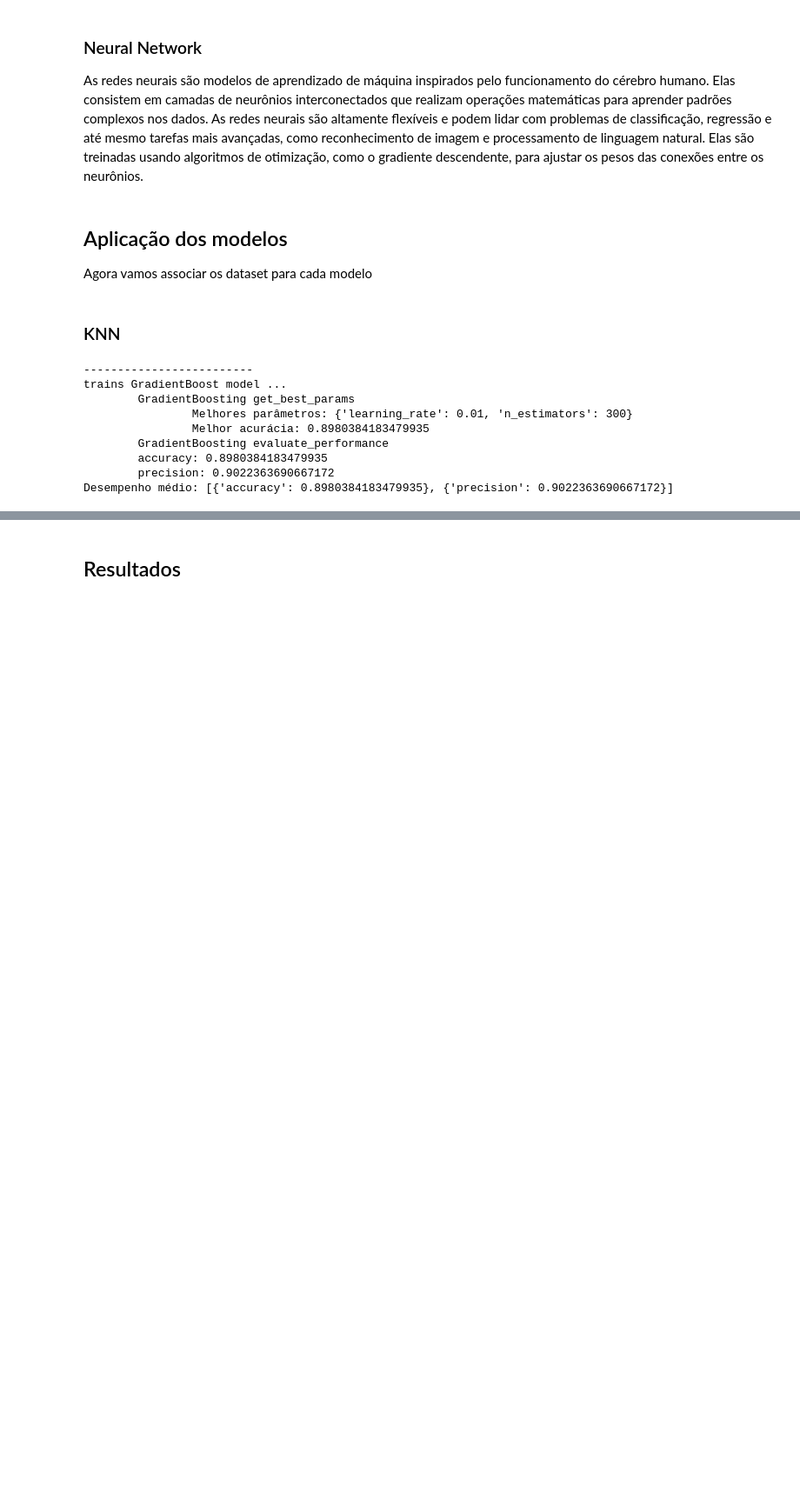
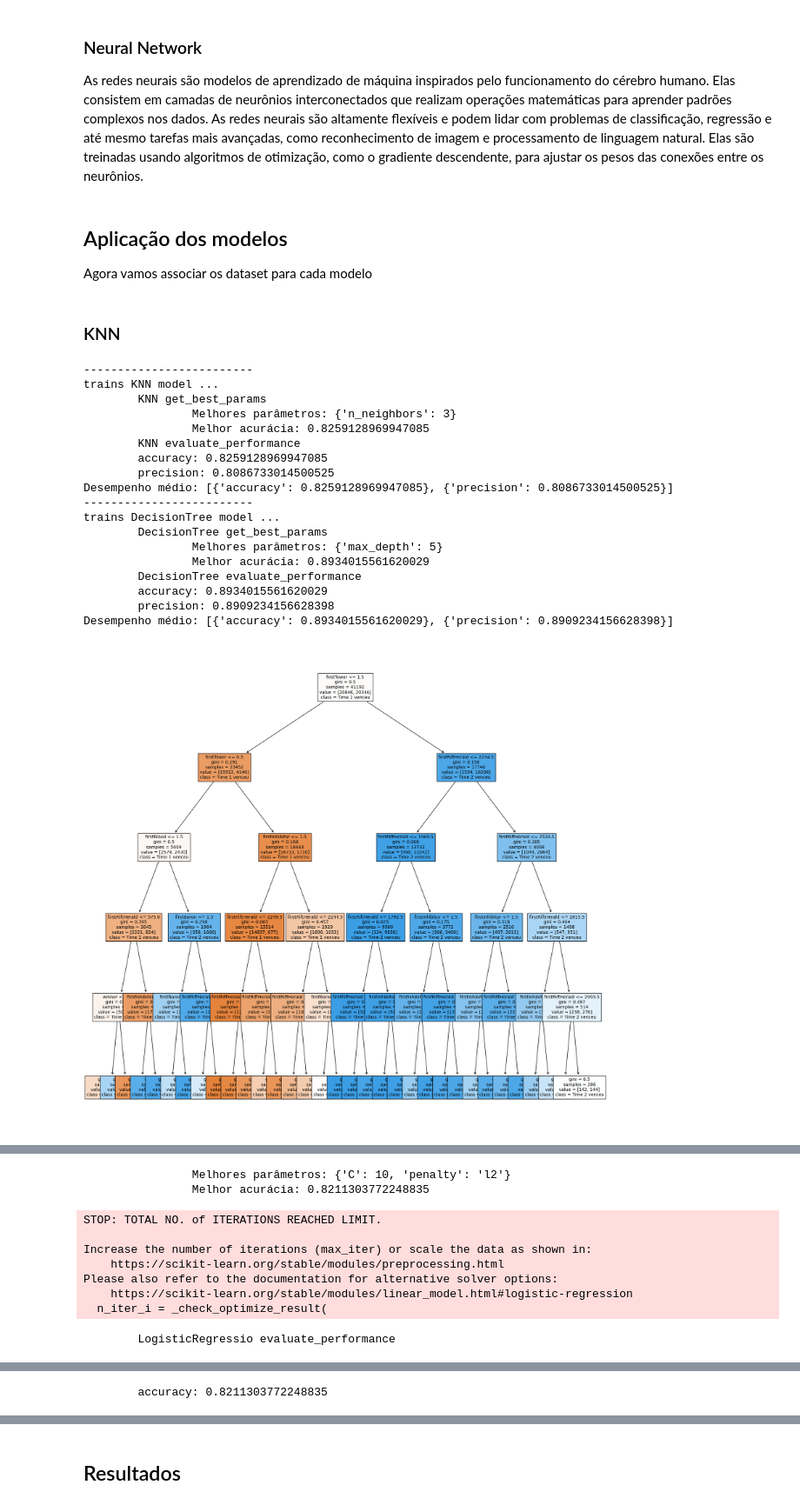
Before and after one commit to HenrickyL/ML2023-HenrickyLima, a Jupyter notebook: Tabalho01/trabalho_v2.ipynb, the cells around one changed output, grey strips where cells are left out. Shown at 87% size. Cells and saved outputs as stored; diff of their text form; code cells hidden in the pictures; blank space fills up the shorter version.

```diff
--- a/Tabalho01/trabalho_v2.ipynb
+++ b/Tabalho01/trabalho_v2.ipynb
@@ -170,8 +179,8 @@ def model_tran(model_name, model_func,X_train, y_train, param_grid,  scourings =
 
 O algoritmo KNN é um método de aprendizado supervisionado usado para classificação e regressão. Ele determina a classe ou o valor de um ponto de dados com base nas classes ou nos valores dos pontos vizinhos mais próximos. O KNN é simples e intuitivo, onde a previsão é feita com base na maioria das classes dos vizinhos mais próximos. É adequado para problemas em que a estrutura do conjunto de dados não é linear e não paramétrico.
 # %%
-def KNNTrain(X_train, y_train , param_grid):
-    return model_tran("KNN", KNeighborsClassifier,X_train, y_train, param_grid)
+def KNNTrain(df, X_train, y_train , param_grid,  X_test = None, y_test = None):
+    return model_train("KNN", KNeighborsClassifier,X_train, y_train, param_grid)
     # # Criar o objeto do modelo KNN
     # model = KNeighborsClassifier()
     # # Obter os melhores parâmetros para o KNN
@@ -222,18 +241,3 @@ def RandomForestTrain(X_train, y_train, param_grid):
 ### Regreção Logistica
 
 A regressão logística é um modelo estatístico usado para modelar a probabilidade de uma determinada classe ou evento ocorrer com base em variáveis independentes. É amplamente utilizado para problemas de classificação binária, onde a saída é uma das duas classes possíveis. A regressão logística utiliza uma função logística para mapear a soma ponderada das variáveis independentes para uma probabilidade entre 0 e 1. É interpretável e pode ser estendido para problemas de classificação multiclasse.
-# %%
-def LogisticRegressionTrain(X_train, y_train, param_grid):
-    return model_tran("LogisticRegressio", LogisticRegression,X_train, y_train, param_grid)
-
-    # # Inicializa o classificador de árvore de decisão
-    # # Criar o objeto do modelo
-    # model = LogisticRegression()
-    # # Obter os melhores parâmetros
-    # best_params = get_best_params('LogisticRegression', model, X_train, y_train, param_grid)
-    # # Configurar o modelo com os melhores parâmetros
-    # model = LogisticRegression(**best_params)
-    # # Avaliar o desempenho do modelo
-    # performance = evaluate_performance('LogisticRegression', model, X_train, y_train)
-    # print("\tDesempenho médio:", performance)
-    # return best_params, performance
@@ -250,22 +284,13 @@ O Gradient Boosting é um método de aprendizado de máquina que combina várias
 #     'max_depth': 3,
 #     'n_estimators': 100
 # }
-def XGBoostTrain(X_train, y_train, param_grid):
-    return model_tran("GradientBoosting", xgb.XGBClassifier,X_train, y_train, param_grid)
+def XGBoostTrain(df, X_train, y_train, param_grid, X_test = None, y_test = None):
+    model, best_params, performance = model_train("GradientBoosting", xgb.XGBClassifier, X_train, y_train, param_grid)
+    return model, best_params, performance
 
-    # Codificar os rótulos usando LabelEncoder
-    le = LabelEncoder()
-    y_train_encoded = le.fit_transform(y_train)
-    # Inicializa o classificador de Gradient Boosting
-    model = xgb.XGBClassifier()
-    # Obter os melhores parâmetros
-    best_params = get_best_params('GradientBoosting', model, X_train, y_train_encoded, param_grid)
-    # Configurar o modelo com os melhores parâmetros
-    model = xgb.XGBClassifier(**best_params)
-    # Avaliar o desempenho do modelo
-    performance = evaluate_performance('GradientBoosting', model, X_train, y_train_encoded)
-    print("\tDesempenho médio:", performance)
-    return best_params, performance
+def XGBoostTrainResult(model, X_train, y_train,best_params = None,performance = None, df = None, X_test = None, y_test = None):
+    xgb.plot_importance(model)
+    plt.show()
 # %% [markdown]
 ### Neural Network
 
@@ -359,14 +392,24 @@ def LogResults(result, df_name):
 # %%
 df_in = df[labels_desejadas_in]
 
-df_in_result = ApplyModel(df_in, 'In game')
+df_in_result =ApplyModel(df_in, 'In game Geral')
 # %% [output]
 -------------------------
-trains GradientBoost model ...
-        GradientBoosting get_best_params
-                Melhores parâmetros: {'learning_rate': 0.01, 'n_estimators': 300}
-                Melhor acurácia: 0.8980384183479935
-        GradientBoosting evaluate_performance
-        accuracy: 0.8980384183479935
-        precision: 0.9022363690667172
-Desempenho médio: [{'accuracy': 0.8980384183479935}, {'precision': 0.9022363690667172}]
+trains KNN model ...
+        KNN get_best_params
+                Melhores parâmetros: {'n_neighbors': 3}
+                Melhor acurácia: 0.8259128969947085
+        KNN evaluate_performance
+        accuracy: 0.8259128969947085
+        precision: 0.8086733014500525
+Desempenho médio: [{'accuracy': 0.8259128969947085}, {'precision': 0.8086733014500525}]
+-------------------------
+trains DecisionTree model ...
+        DecisionTree get_best_params
+                Melhores parâmetros: {'max_depth': 5}
+                Melhor acurácia: 0.8934015561620029
+        DecisionTree evaluate_performance
+        accuracy: 0.8934015561620029
+        precision: 0.8909234156628398
+Desempenho médio: [{'accuracy': 0.8934015561620029}, {'precision': 0.8909234156628398}]
+[figure, added]
@@ -372,0 +446,10 @@ Desempenho médio: [{'accuracy': 0.8980384183479935}, {'precision': 0.9022363690
+                Melhores parâmetros: {'C': 10, 'penalty': 'l2'}
+                Melhor acurácia: 0.8211303772248835
+STOP: TOTAL NO. of ITERATIONS REACHED LIMIT.
+
+Increase the number of iterations (max_iter) or scale the data as shown in:
+    https://scikit-learn.org/stable/modules/preprocessing.html
+Please also refer to the documentation for alternative solver options:
+    https://scikit-learn.org/stable/modules/linear_model.html#logistic-regression
+  n_iter_i = _check_optimize_result(
+        LogisticRegressio evaluate_performance
@@ -372,0 +473 @@ Desempenho médio: [{'accuracy': 0.8980384183479935}, {'precision': 0.9022363690
+        accuracy: 0.8211303772248835
```
Also changed, not shown: parts of 12 cells of this notebook.
